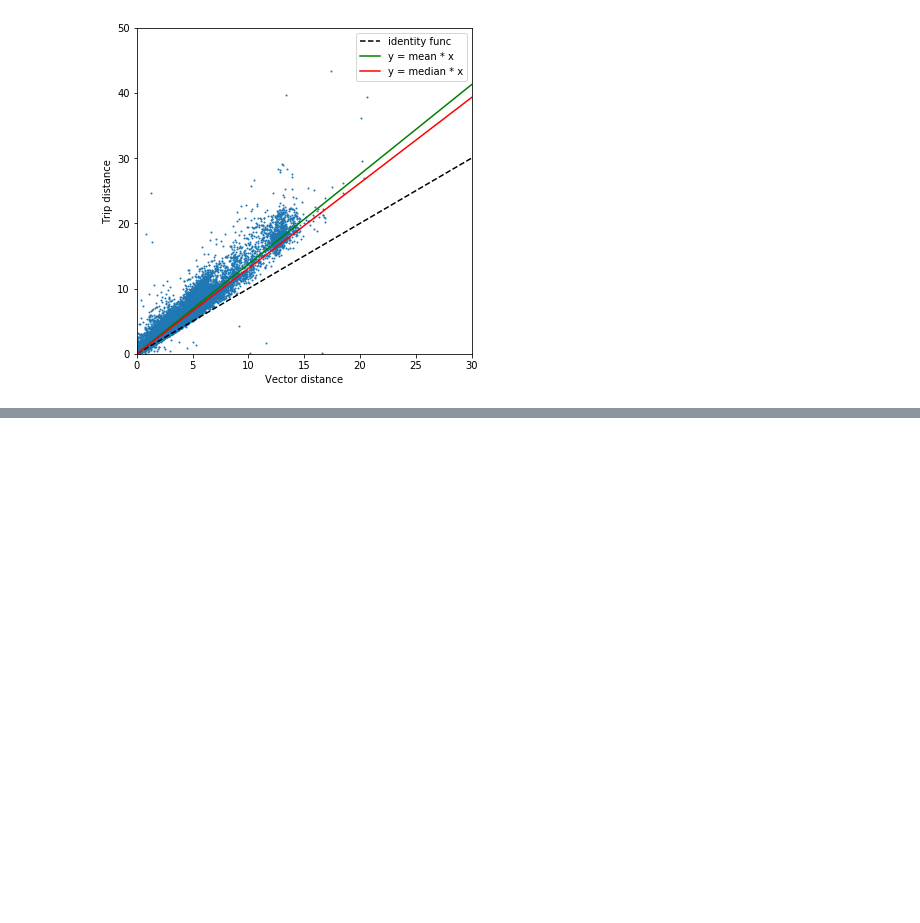
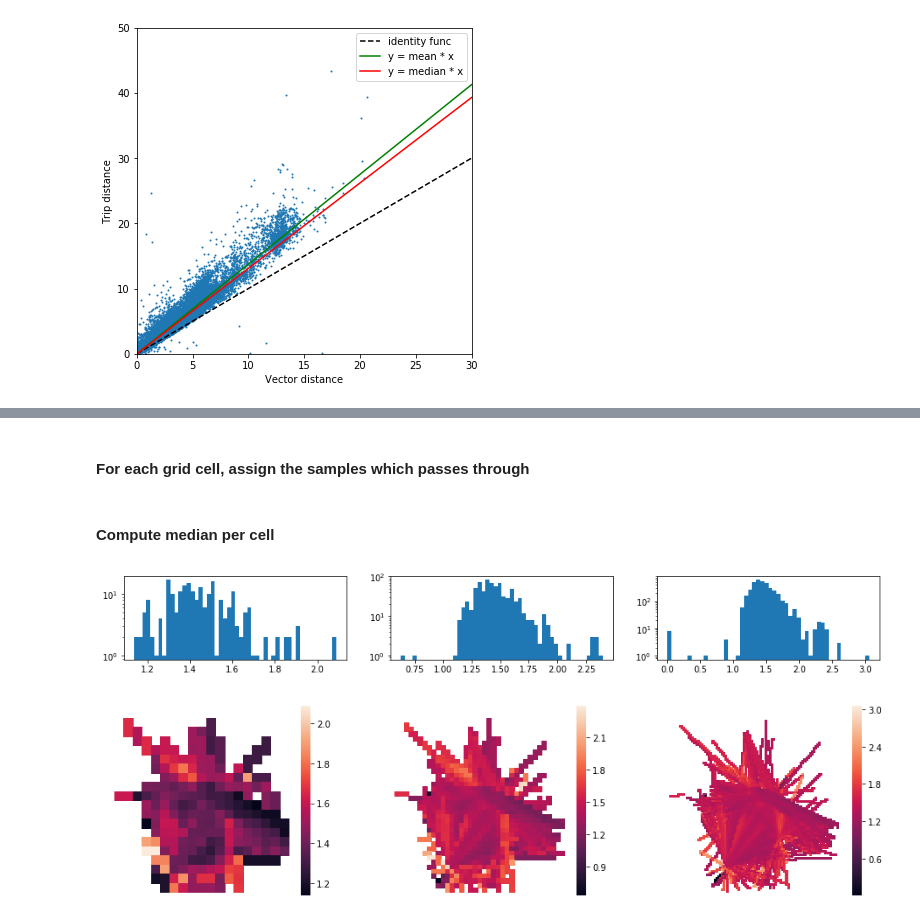
Before and after one commit to arthurarj/ttdp_project, a Jupyter notebook: TTDP_FeatEng_TripDistance.ipynb, the cells around one changed output, grey strips where cells are left out. Saved outputs shown, nothing was run; the diff lists cells and outputs as text; code cells hidden in the pictures; blank space fills up the shorter version.

```diff
--- a/TTDP_FeatEng_TripDistance.ipynb
+++ b/TTDP_FeatEng_TripDistance.ipynb
@@ -79,0 +103,37 @@ plt.show()
+# %% [markdown]
+#### For each grid cell, assign the samples which passes through
+# %%
+assigning_map_20,  samples_path_length_20  = gMap_20.mapDataToGrid(dataset)
+assigning_map_40,  samples_path_length_40  = gMap_40.mapDataToGrid(dataset)
+assigning_map_100, samples_path_length_100 = gMap_100.mapDataToGrid(dataset)
+# %% [markdown]
+#### Compute median per cell
+# %%
+median_map_20  = gMap_20.apply(dataset,  assigning_map_20,  'median')
+median_map_40  = gMap_40.apply(dataset,  assigning_map_40,  'median')
+median_map_100 = gMap_100.apply(dataset, assigning_map_100, 'median')
+# %%
+median_vec_20  =  median_map_20[~np.isnan( median_map_20)]
+median_vec_40  =  median_map_40[~np.isnan( median_map_40)]
+median_vec_100 = median_map_100[~np.isnan(median_map_100)]
+# %%
+plt.figure(figsize=(16,4))
+plt.subplot(2,3,1)
+plt.hist(median_vec_20, bins=50, log=True)
+plt.subplot(2,3,2)
+plt.hist(median_vec_40, bins=50, log=True)
+plt.subplot(2,3,3)
+plt.hist(median_vec_100, bins=50, log=True)
+
+plt.figure(figsize=(16,4))
+plt.subplot(1,3,1)
+sns.heatmap(median_map_20, xticklabels=False, yticklabels=False,square=True)
+plt.subplot(1,3,2)
+sns.heatmap(median_map_40, xticklabels=False, yticklabels=False,square=True)
+plt.subplot(1,3,3)
+sns.heatmap(median_map_100, xticklabels=False, yticklabels=False,square=True)
+
+plt.show()
+# %% [output]
+[figure, added]
+[figure, added]
```
Also changed, not shown: parts of 7 cells of this notebook, 2 other files.
